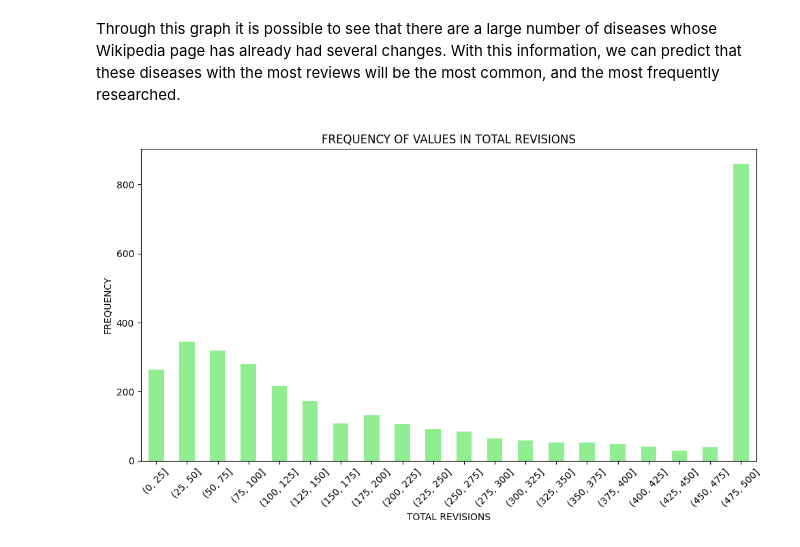
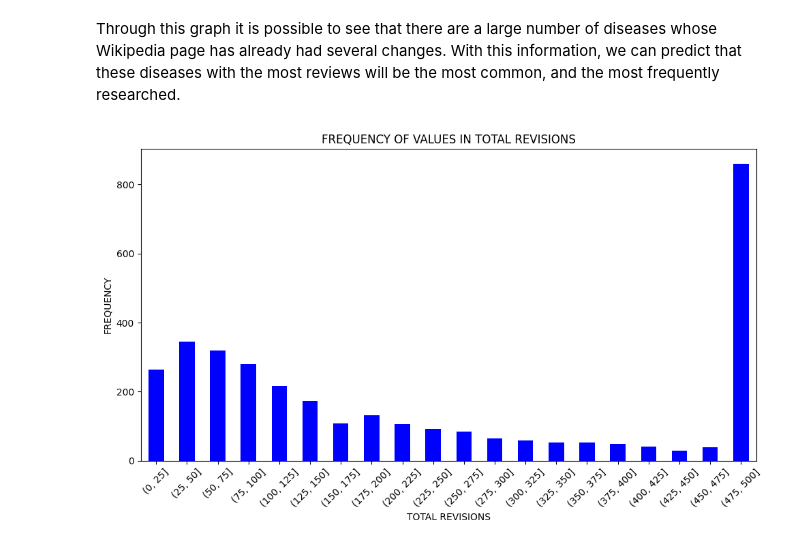
Before and after one commit to ritaleite03/FEUP-MEIC-PRI, a Jupyter notebook: project_1/analysis.ipynb, the cells around one changed output. Cells and saved outputs as stored; diff of their text form; code cells hidden in the pictures.

```diff
--- a/project_1/analysis.ipynb
+++ b/project_1/analysis.ipynb
@@ -73,19 +93,19 @@ Through this graph it is possible to see that there are a large number of diseas
 # %%
 
 if "Total Revisions" in data.index:
 
     total_revisions = data.loc["Total Revisions"]
     bins = range(0, int(total_revisions.max()) + 25, 25)
     binned_revisions = pd.cut(total_revisions, bins=bins)
     value_counts = binned_revisions.value_counts().sort_index()
 
     plt.figure(figsize=(10, 6))
-    value_counts.plot(kind='bar', color='lightgreen')
+    value_counts.plot(kind='bar', color='blue')
     plt.title("FREQUENCY OF VALUES IN TOTAL REVISIONS")
     plt.xlabel("TOTAL REVISIONS")
     plt.ylabel("FREQUENCY")
     plt.xticks(rotation=45)
     plt.tight_layout()
     plt.show()
 # %% [output]
-[figure, old version]
+[figure, new version]
```
Also changed, not shown: parts of 3 cells of this notebook.
